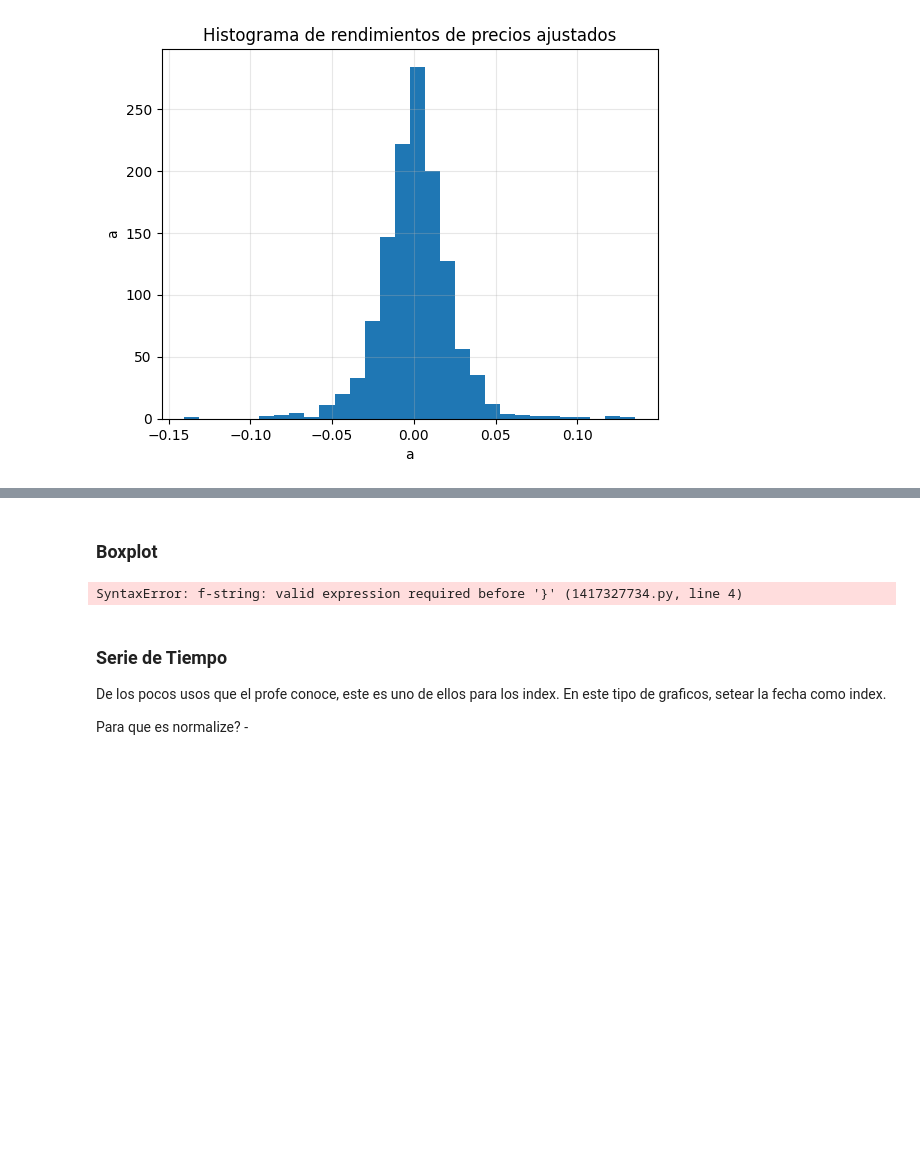
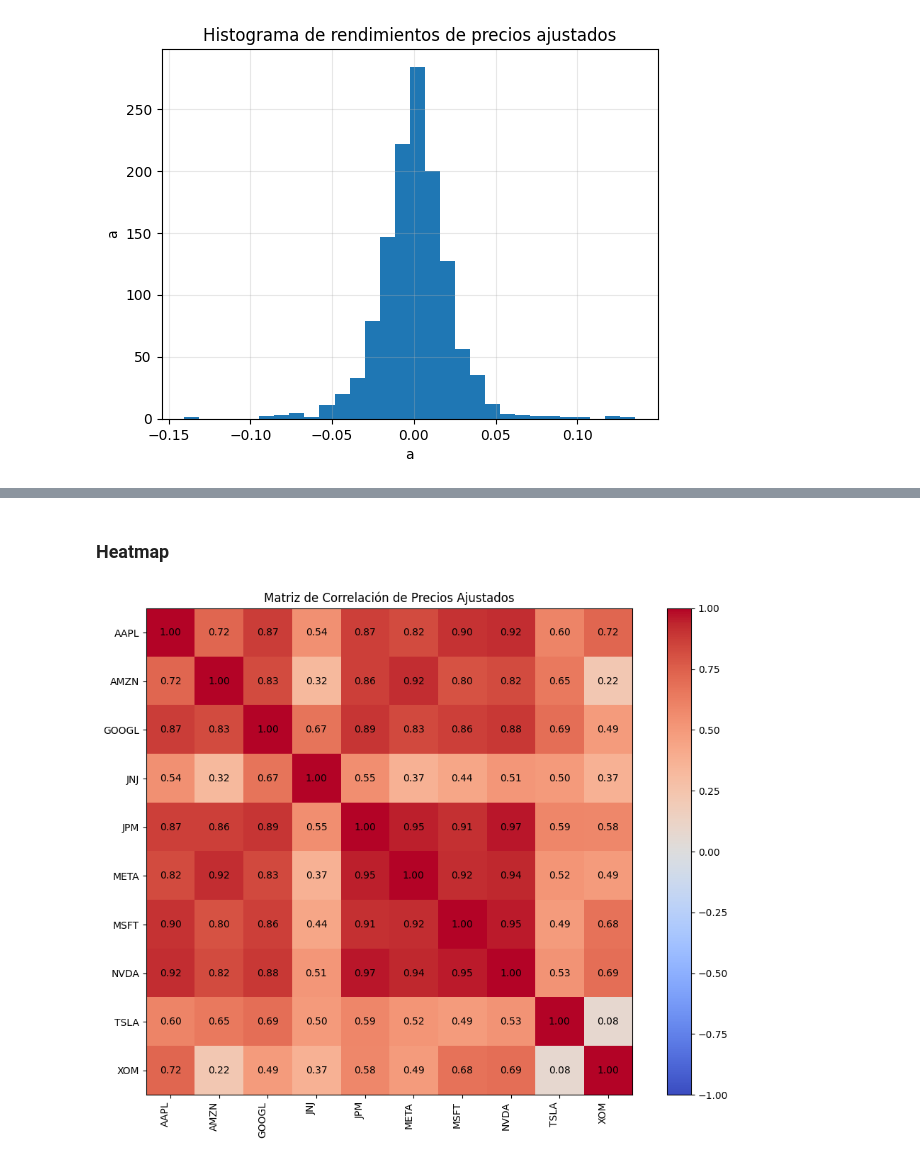
Before and after one commit to OssianV/REPOSITORIO_CLASE_ANALISIS_DE_DATOS, a Jupyter notebook: SCRIPTS/clase_04_20260307.ipynb, the cells around one changed output, grey strips where cells are left out. Saved outputs shown, nothing was run; the diff lists cells and outputs as text; code cells hidden in the pictures; blank space fills up the shorter version.

Commit message:
Agrege todo el contenido de la 5ta y 6ta clase al archivo de la 2da clase. Termine algunas tareas

```diff
--- a/SCRIPTS/clase_04_20260307.ipynb
+++ b/SCRIPTS/clase_04_20260307.ipynb
@@ -197,7 +198,7 @@ display(vol_ren.head())
 # %% [markdown]
 We now use a left join to merge both the adjusted prices dataframe and the volumes dataframe:
 # %%
-df_p_v = pd.merge(adj_ren, vol_ren, on = "Date", how= "left", )
+df_p_v = pd.merge(adj_ren, vol_ren, on = "Date", how= "left" )
 
 display(df_p_v.head())
 # %% [output]
@@ -394,15 +401,28 @@ price_cols = [col for col in prices_2.columns if col.startswith("ADJ")]
-# %% [markdown]
-### Boxplot
-# %%
-ticker = "AAPL"
-prices = df.copy()
-
-col = f"ADJ_CLOSE_{}"
-# %% [output]
-SyntaxError: f-string: valid expression required before '}' (1417327734.py, line 4)
-# %% [markdown]
-### Serie de Tiempo
-
-De los pocos usos que el profe conoce, este es uno de ellos para los index. En este tipo de graficos, setear la fecha como index.
-
-Para que es normalize? -
+# %% [markdown]
+### Heatmap
+# %%
+prices_2 = df.copy()
+price_cols = [col for col in prices_2.columns if col.startswith("ADJ_CLOSE")]
+prices_2 = prices_2[price_cols]
+
+corr = prices_2.corr(method = "pearson")    # Matrix de correlaciones
+
+labels = [c.replace("ADJ_CLOSE_", "") for c in corr.columns]    # Remueve todo menos el ticker
+fig, ax = plt.subplots(figsize = (10,8))    # Create a figure containing a single Axes.
+im = ax.imshow(corr.values, cmap = "coolwarm", vmin = -1, vmax = 1)
+
+ax.set_xticks(np.arange(len(labels)))
+ax.set_yticks(np.arange(len(labels)))
+ax.set_xticklabels(labels, rotation = 90, ha = "right")
+ax.set_yticklabels(labels)
+
+for i in range(len(labels)):
+    for j in range(len(labels)):
+        text = ax.text(j, i, f"{corr.values[i,j]:.2f}", ha = "center", va = "center", color = "black")
+
+ax.set_title("Matriz de Correlación de Precios Ajustados")
+fig.tight_layout()
+plt.colorbar(im, ax = ax)
+plt.show()
+# %% [output]
+[figure, added]
```
Also changed, not shown: parts of 53 cells of this notebook, 2 other files.
